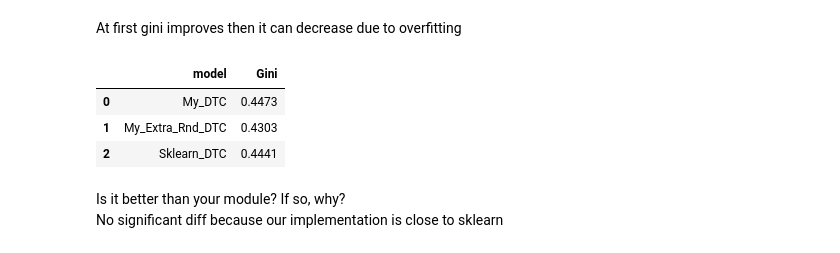
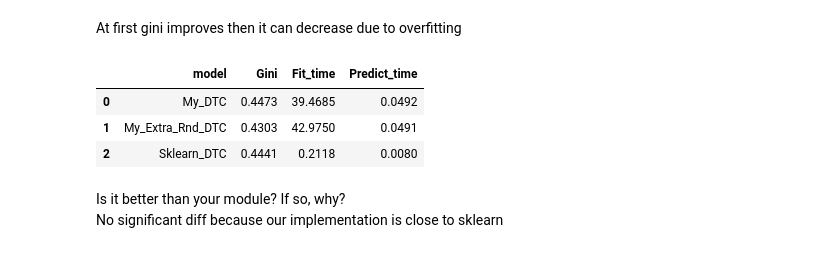
Before and after one commit to TimurOsmanov/s21, a Jupyter notebook: ML/ML5_Decision_trees/src/DontGetKicked_ML5.ipynb, the cells around one changed output. Drawn from its saved outputs; the diff is of its cells as text; code cells hidden in the pictures.

```diff
--- a/ML/ML5_Decision_trees/src/DontGetKicked_ML5.ipynb
+++ b/ML/ML5_Decision_trees/src/DontGetKicked_ML5.ipynb
@@ -544,28 +543,34 @@ depth = 9 gini = 0.3932
 # %% [markdown]
 At first gini improves then it can decrease due to overfitting
 # %%
-out: pd.DataFrame = pd.DataFrame({"model": [], "Gini": []})
+out: pd.DataFrame = pd.DataFrame({"model": [], "Gini": [], 'Fit_time': [], 'Predict_time': []})
 
 for model, name in [
     (DecisionTreeClsf(criterion='gini', random_state=42, max_depth=best_depth), 'My_DTC'),
-    # # insted of implementing Extra Randomized Tree use this:
+    # instead of implementing Extra Randomized Tree use this:
     (DecisionTreeClsf(criterion='entropy', random_state=42, max_depth=best_depth), 'My_Extra_Rnd_DTC'),
     (DecisionTreeClassifier(criterion='gini', random_state=42, max_depth=best_depth), 'Sklearn_DTC'),
 ]:
 
+    start_time = time.time()
     model.fit(X=X_train_, y=y_train_)
+    fit_time = round(time.time() - start_time, 4)
+    start_time = time.time()
     y_pred = model.predict_proba(X=X_valid_)[:, 1]
+    predict_time = round(time.time() - start_time, 4)
     out.loc[len(out)] = {
         "model": name,
         "Gini": gini_score_sk(y_true=y_valid_.values, y_score=y_pred),
+        'Fit_time': fit_time,
+        'Predict_time': predict_time
     }
 
 out.reset_index(drop=True)
 # %% [output]
-|  | model | Gini |
-| 0 | My_DTC | 0.4473 |
-| 1 | My_Extra_Rnd_DTC | 0.4303 |
-| 2 | Sklearn_DTC | 0.4441 |
+|  | model | Gini | Fit_time | Predict_time |
+| 0 | My_DTC | 0.4473 | 39.4685 | 0.0492 |
+| 1 | My_Extra_Rnd_DTC | 0.4303 | 42.9750 | 0.0491 |
+| 2 | Sklearn_DTC | 0.4441 | 0.2118 | 0.0080 |
 # %% [markdown]
 Is it better than your module? If so, why?<br>No significant diff because our implementation is close to sklearn
 # %%
```
Also changed, not shown: parts of 16 cells of this notebook.
